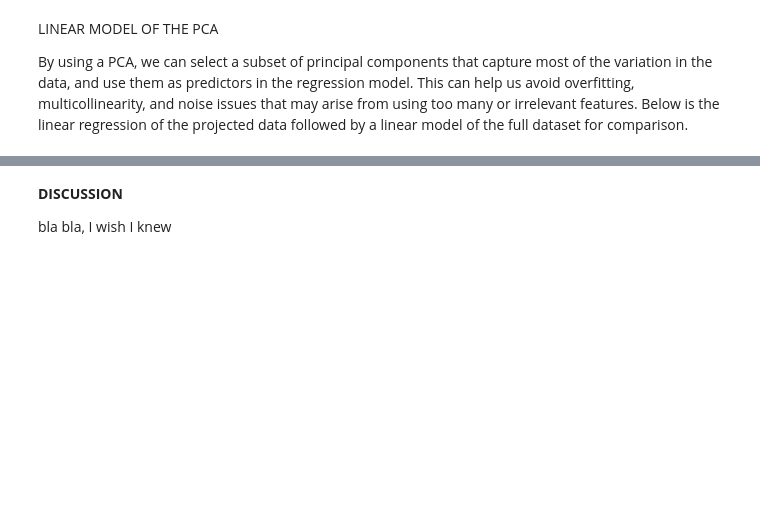
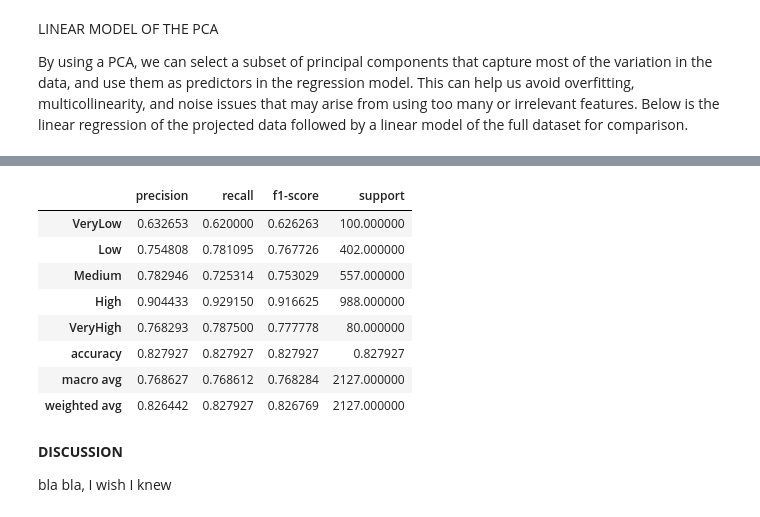
Before and after one commit to AntunesCSR/DM_Group_Project, a Jupyter notebook: HA_Catia.ipynb, the cells around one changed output, grey strips where cells are left out. Cells and saved outputs as stored; diff of their text form; code cells hidden in the pictures; blank space fills up the shorter version.

```diff
--- a/HA_Catia.ipynb
+++ b/HA_Catia.ipynb
@@ -242,3 +373,15 @@ def CreateRegPlots(y_test_reg, y_predict, X_test):
+# %%
+report
+# %% [output]
+|  | precision | recall | f1-score | support |
+| VeryLow | 0.632653 | 0.620000 | 0.626263 | 100.000000 |
+| Low | 0.754808 | 0.781095 | 0.767726 | 402.000000 |
+| Medium | 0.782946 | 0.725314 | 0.753029 | 557.000000 |
+| High | 0.904433 | 0.929150 | 0.916625 | 988.000000 |
+| VeryHigh | 0.768293 | 0.787500 | 0.777778 | 80.000000 |
+| accuracy | 0.827927 | 0.827927 | 0.827927 | 0.827927 |
+| macro avg | 0.768627 | 0.768612 | 0.768284 | 2127.000000 |
+| weighted avg | 0.826442 | 0.827927 | 0.826769 | 2127.000000 |
 # %% [markdown]
 **DISCUSSION**
 
```
Also changed, not shown: parts of 17 cells of this notebook.
